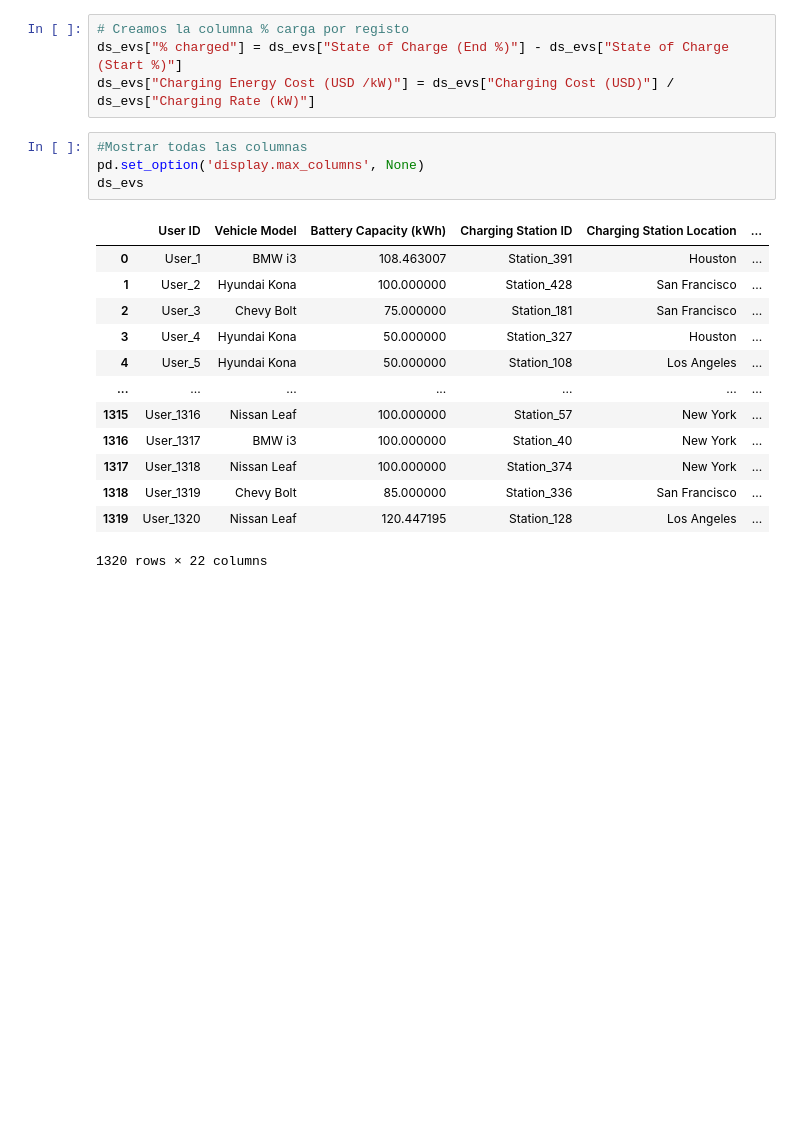
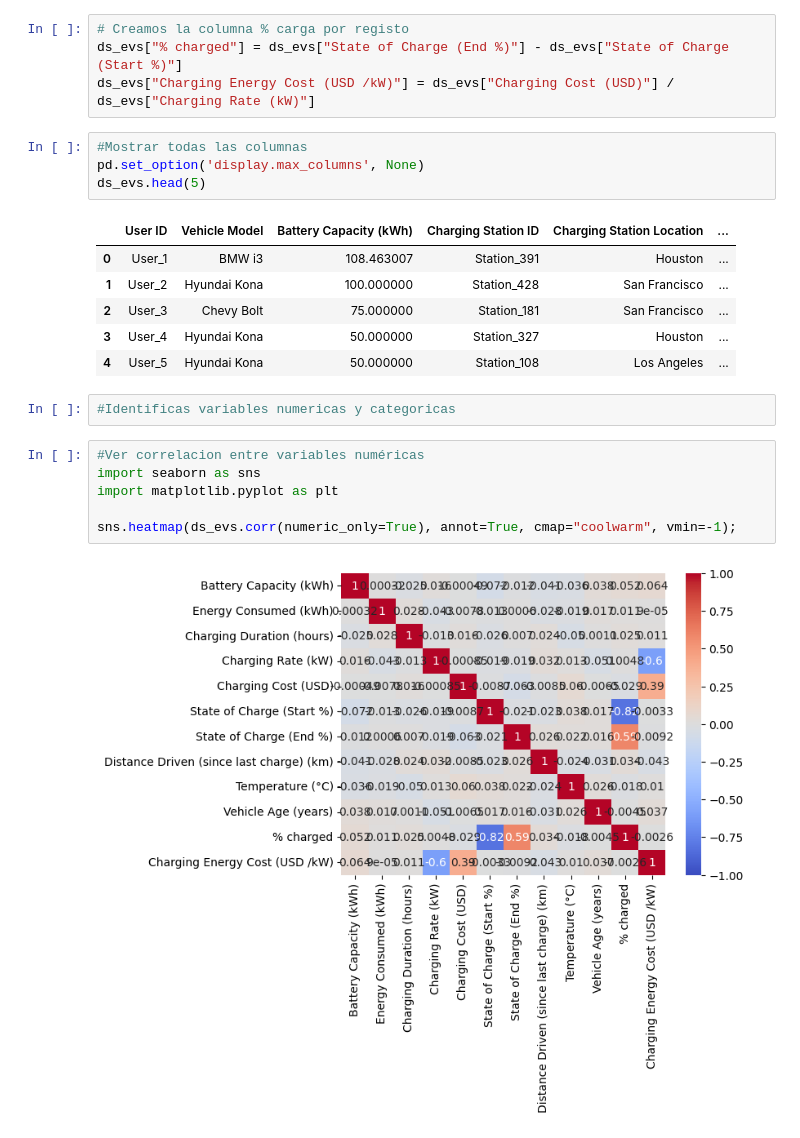
Before and after one commit to JorgeAlonsoC/JorgeAlonso_Repo, a Jupyter notebook: Jorge Alonso - EDA/Entregables/Jorge Alonso - Definicion_EDA.ipynb, the cells around one changed output. Drawn from its saved outputs; the diff is of its cells as text; blank space fills up the shorter version.

```diff
--- a/Jorge Alonso - EDA/Entregables/Jorge Alonso - Definicion_EDA.ipynb
+++ b/Jorge Alonso - EDA/Entregables/Jorge Alonso - Definicion_EDA.ipynb
@@ -101,7 +101,7 @@ ds_evs["Charging Energy Cost (USD /kW)"] = ds_evs["Charging Cost (USD)"] / ds_ev
 # %%
 #Mostrar todas las columnas
 pd.set_option('display.max_columns', None)
-ds_evs
+ds_evs.head(5)
 # %% [output]
 |  | User ID | Vehicle Model | Battery Capacity (kWh) | Charging Station ID | Charging Station Location | ... |
 | 0 | User_1 | BMW i3 | 108.463007 | Station_391 | Houston | ... |
@@ -109,10 +109,13 @@ ds_evs
 | 2 | User_3 | Chevy Bolt | 75.000000 | Station_181 | San Francisco | ... |
 | 3 | User_4 | Hyundai Kona | 50.000000 | Station_327 | Houston | ... |
 | 4 | User_5 | Hyundai Kona | 50.000000 | Station_108 | Los Angeles | ... |
-| ... | ... | ... | ... | ... | ... | ... |
-| 1315 | User_1316 | Nissan Leaf | 100.000000 | Station_57 | New York | ... |
-| 1316 | User_1317 | BMW i3 | 100.000000 | Station_40 | New York | ... |
-| 1317 | User_1318 | Nissan Leaf | 100.000000 | Station_374 | New York | ... |
-| 1318 | User_1319 | Chevy Bolt | 85.000000 | Station_336 | San Francisco | ... |
-| 1319 | User_1320 | Nissan Leaf | 120.447195 | Station_128 | Los Angeles | ... |
-1320 rows × 22 columns
+# %%
+#Identificas variables numericas y categoricas
+# %%
+#Ver correlacion entre variables numéricas
+import seaborn as sns
+import matplotlib.pyplot as plt
+
+sns.heatmap(ds_evs.corr(numeric_only=True), annot=True, cmap="coolwarm", vmin=-1);
+# %% [output]
+[figure, added]
```
Also changed, not shown: parts of 5 cells of this notebook, 1 other file.
